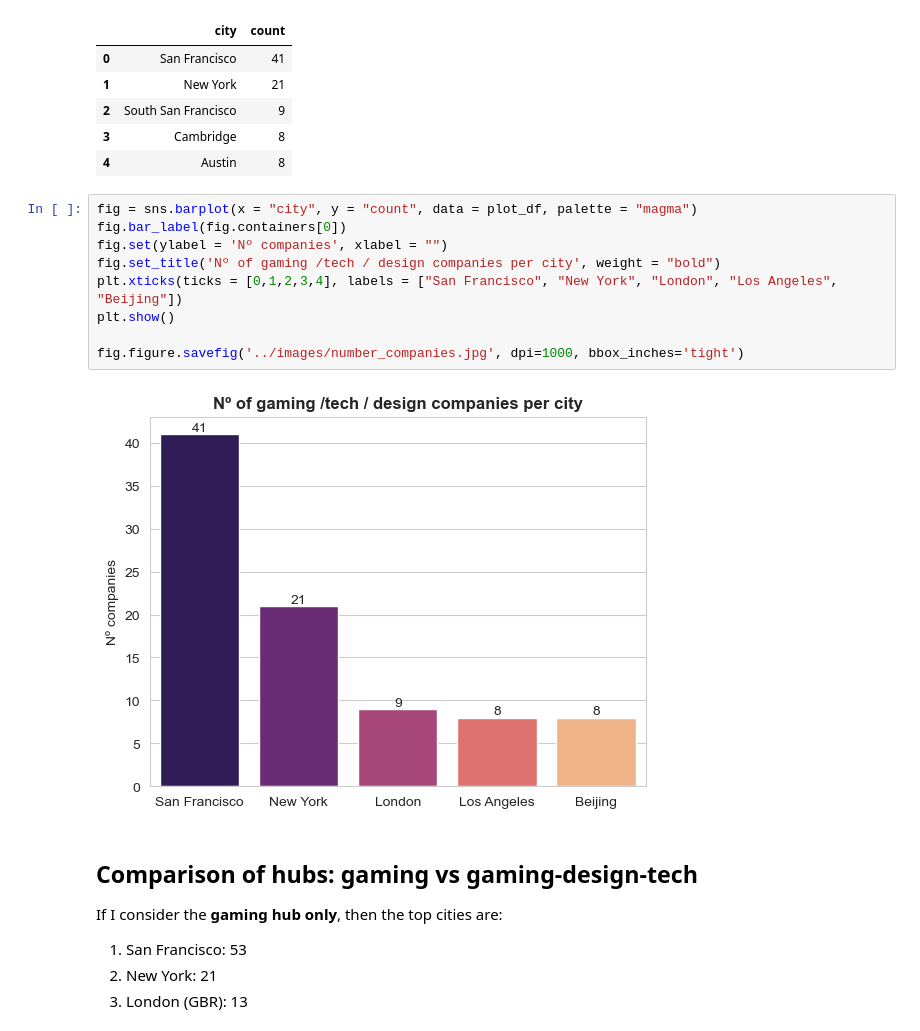
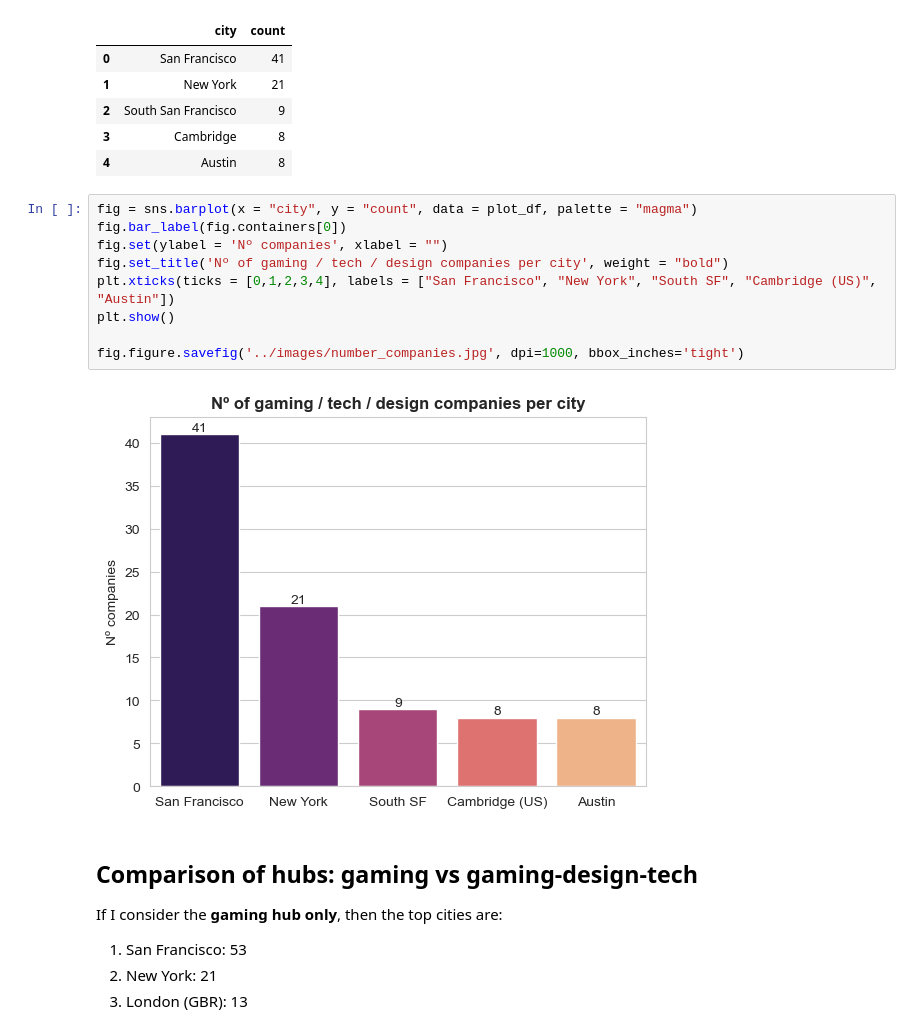
Before and after one commit to mplanasgit/project-3, a Jupyter notebook: src/filtering_and_exploration.ipynb, the cells around one changed output. Saved outputs shown, nothing was run; the diff lists cells and outputs as text.

Commit message:
corrected mistake in graph

```diff
--- a/src/filtering_and_exploration.ipynb
+++ b/src/filtering_and_exploration.ipynb
@@ -212,14 +212,14 @@ plot_df
 # %%
 fig = sns.barplot(x = "city", y = "count", data = plot_df, palette = "magma")
 fig.bar_label(fig.containers[0])
 fig.set(ylabel = 'Nº companies', xlabel = "")
-fig.set_title('Nº of gaming /tech / design companies per city', weight = "bold")
-plt.xticks(ticks = [0,1,2,3,4], labels = ["San Francisco", "New York", "London", "Los Angeles", "Beijing"])
+fig.set_title('Nº of gaming / tech / design companies per city', weight = "bold")
+plt.xticks(ticks = [0,1,2,3,4], labels = ["San Francisco", "New York", "South SF", "Cambridge (US)", "Austin"])
 plt.show()
 
 fig.figure.savefig('../images/number_companies.jpg', dpi=1000, bbox_inches='tight')
 # %% [output]
-[figure, old version]
+[figure, new version]
 # %% [markdown]
 ## Comparison of hubs: gaming vs gaming-design-tech
 
```
Also changed, not shown: 2 other files.
